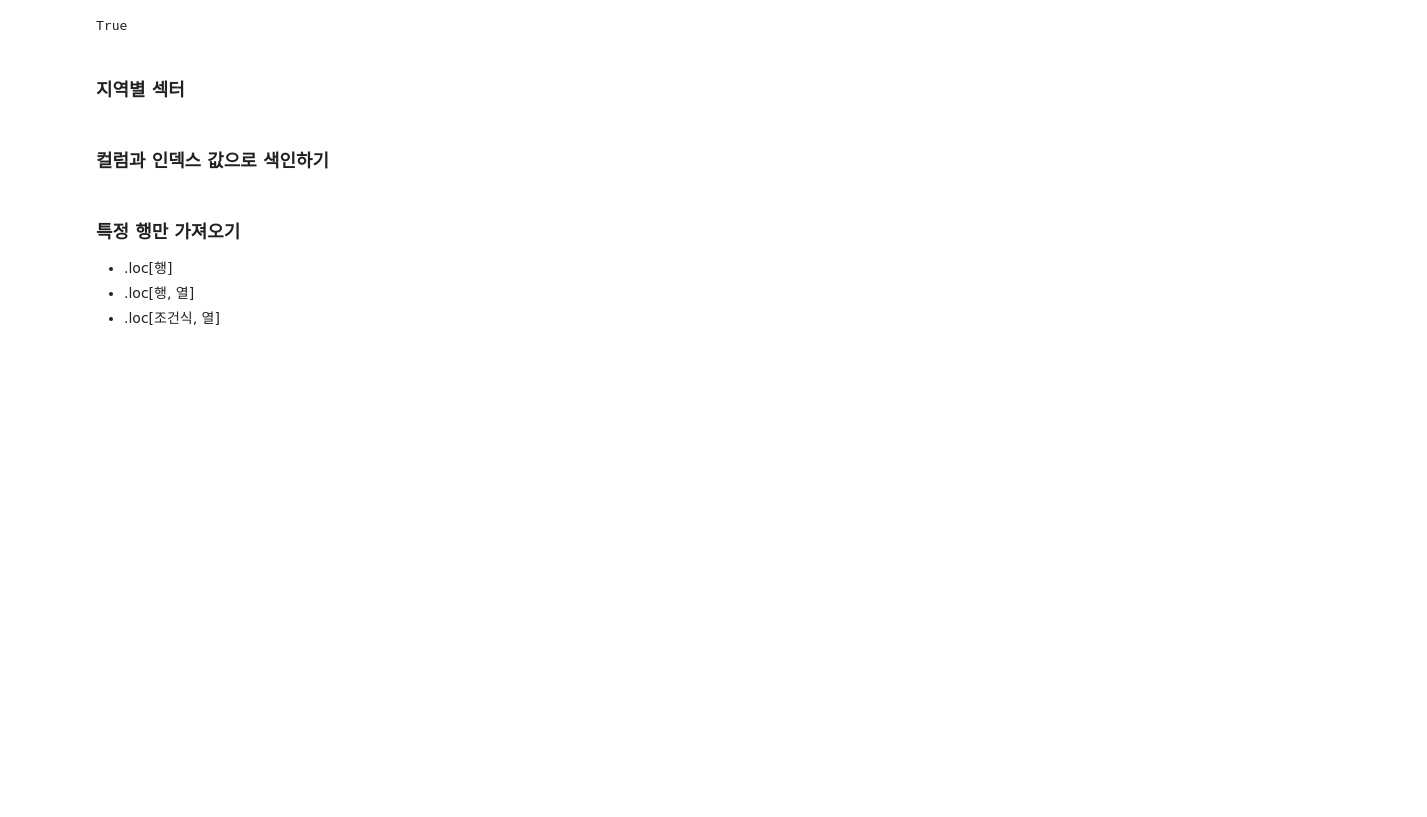
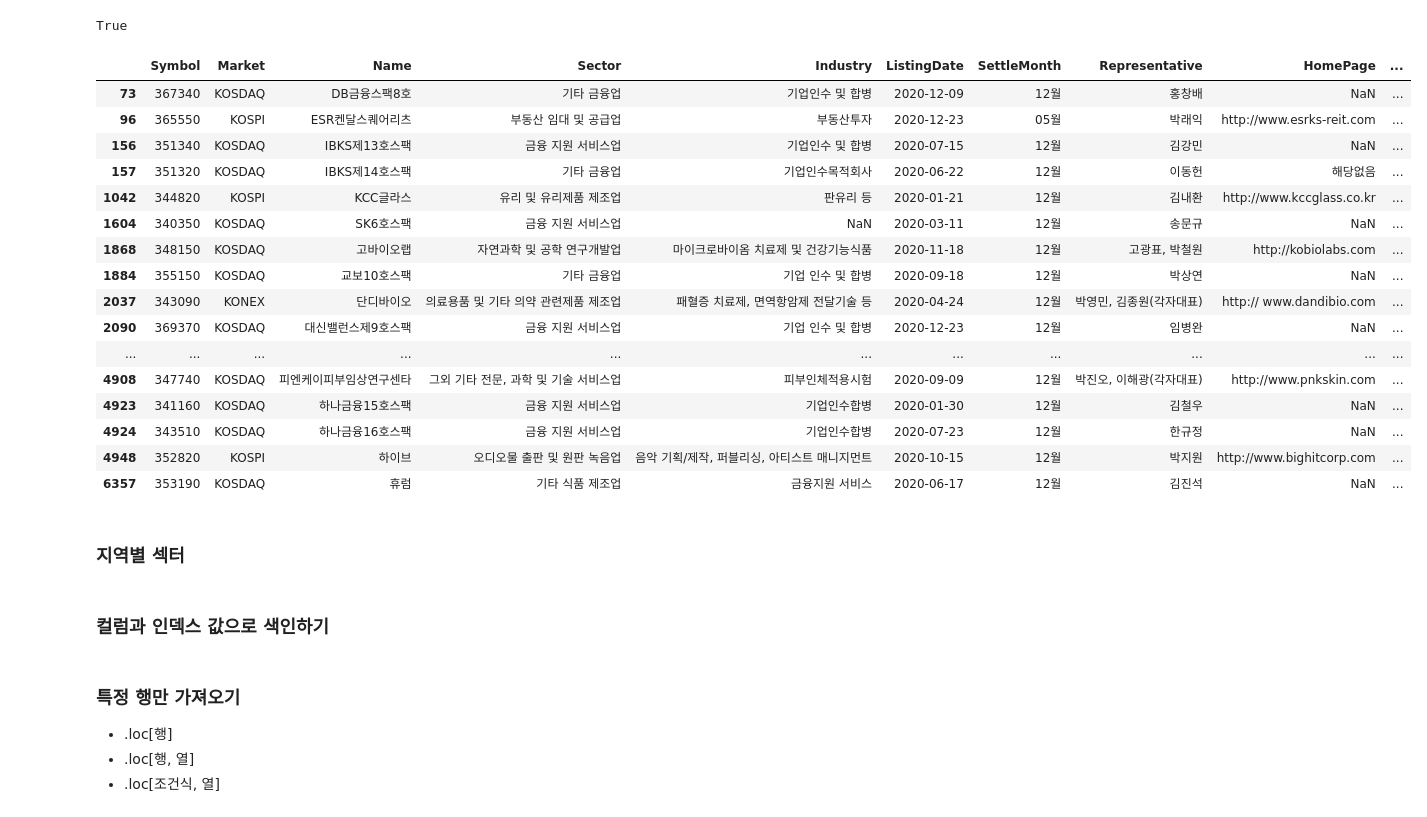
Before and after one commit to Bigdata92/finance-data-analysis-main, a Jupyter notebook: 2.2. KRX 전체 종목분석-input.ipynb, the cells around one changed output. Saved outputs shown, nothing was run; the diff lists cells and outputs as text; code cells hidden in the pictures; blank space fills up the shorter version.

```diff
--- a/2.2. KRX 전체 종목분석-input.ipynb
+++ b/2.2. KRX 전체 종목분석-input.ipynb
@@ -967,6 +983,25 @@ True and True
 True
 # %%
 # 2020년 상장한 서울특별시에 소재한 코스피 종목을 찾습니다.
+df[(df.ListingYear == 2020) & (df.Region == '서울특별시')]
+# %% [output]
+|  | Symbol | Market | Name | Sector | Industry | ListingDate | SettleMonth | Representative | HomePage | ... |
+| 73 | 367340 | KOSDAQ | DB금융스팩8호 | 기타 금융업 | 기업인수 및 합병 | 2020-12-09 | 12월 | 홍창배 | NaN | ... |
+| 96 | 365550 | KOSPI | ESR켄달스퀘어리츠 | 부동산 임대 및 공급업 | 부동산투자 | 2020-12-23 | 05월 | 박래익 | http://www.esrks-reit.com | ... |
+| 156 | 351340 | KOSDAQ | IBKS제13호스팩 | 금융 지원 서비스업 | 기업인수 및 합병 | 2020-07-15 | 12월 | 김강민 | NaN | ... |
+| 157 | 351320 | KOSDAQ | IBKS제14호스팩 | 기타 금융업 | 기업인수목적회사 | 2020-06-22 | 12월 | 이동헌 | 해당없음 | ... |
+| 1042 | 344820 | KOSPI | KCC글라스 | 유리 및 유리제품 제조업 | 판유리 등 | 2020-01-21 | 12월 | 김내환 | http://www.kccglass.co.kr | ... |
+| 1604 | 340350 | KOSDAQ | SK6호스팩 | 금융 지원 서비스업 | NaN | 2020-03-11 | 12월 | 송문규 | NaN | ... |
+| 1868 | 348150 | KOSDAQ | 고바이오랩 | 자연과학 및 공학 연구개발업 | 마이크로바이옴 치료제 및 건강기능식품 | 2020-11-18 | 12월 | 고광표, 박철원 | http://kobiolabs.com | ... |
+| 1884 | 355150 | KOSDAQ | 교보10호스팩 | 기타 금융업 | 기업 인수 및 합병 | 2020-09-18 | 12월 | 박상연 | NaN | ... |
+| 2037 | 343090 | KONEX | 단디바이오 | 의료용품 및 기타 의약 관련제품 제조업 | 패혈증 치료제, 면역항암제 전달기술 등 | 2020-04-24 | 12월 | 박영민, 김종원(각자대표) | http:// www.dandibio.com | ... |
+| 2090 | 369370 | KOSDAQ | 대신밸런스제9호스팩 | 금융 지원 서비스업 | 기업 인수 및 합병 | 2020-12-23 | 12월 | 임병완 | NaN | ... |
+| ... | ... | ... | ... | ... | ... | ... | ... | ... | ... | ... |
+| 4908 | 347740 | KOSDAQ | 피엔케이피부임상연구센타 | 그외 기타 전문, 과학 및 기술 서비스업 | 피부인체적용시험 | 2020-09-09 | 12월 | 박진오, 이해광(각자대표) | http://www.pnkskin.com | ... |
+| 4923 | 341160 | KOSDAQ | 하나금융15호스팩 | 금융 지원 서비스업 | 기업인수합병 | 2020-01-30 | 12월 | 김철우 | NaN | ... |
+| 4924 | 343510 | KOSDAQ | 하나금융16호스팩 | 금융 지원 서비스업 | 기업인수합병 | 2020-07-23 | 12월 | 한규정 | NaN | ... |
+| 4948 | 352820 | KOSPI | 하이브 | 오디오물 출판 및 원판 녹음업 | 음악 기획/제작, 퍼블리싱, 아티스트 매니지먼트 | 2020-10-15 | 12월 | 박지원 | http://www.bighitcorp.com | ... |
+| 6357 | 353190 | KOSDAQ | 휴럼 | 기타 식품 제조업 | 금융지원 서비스 | 2020-06-17 | 12월 | 김진석 | NaN | ... |
 # %% [markdown]
 ### 지역별 섹터
 # %%
```
Also changed, not shown: parts of 2 cells of this notebook.
